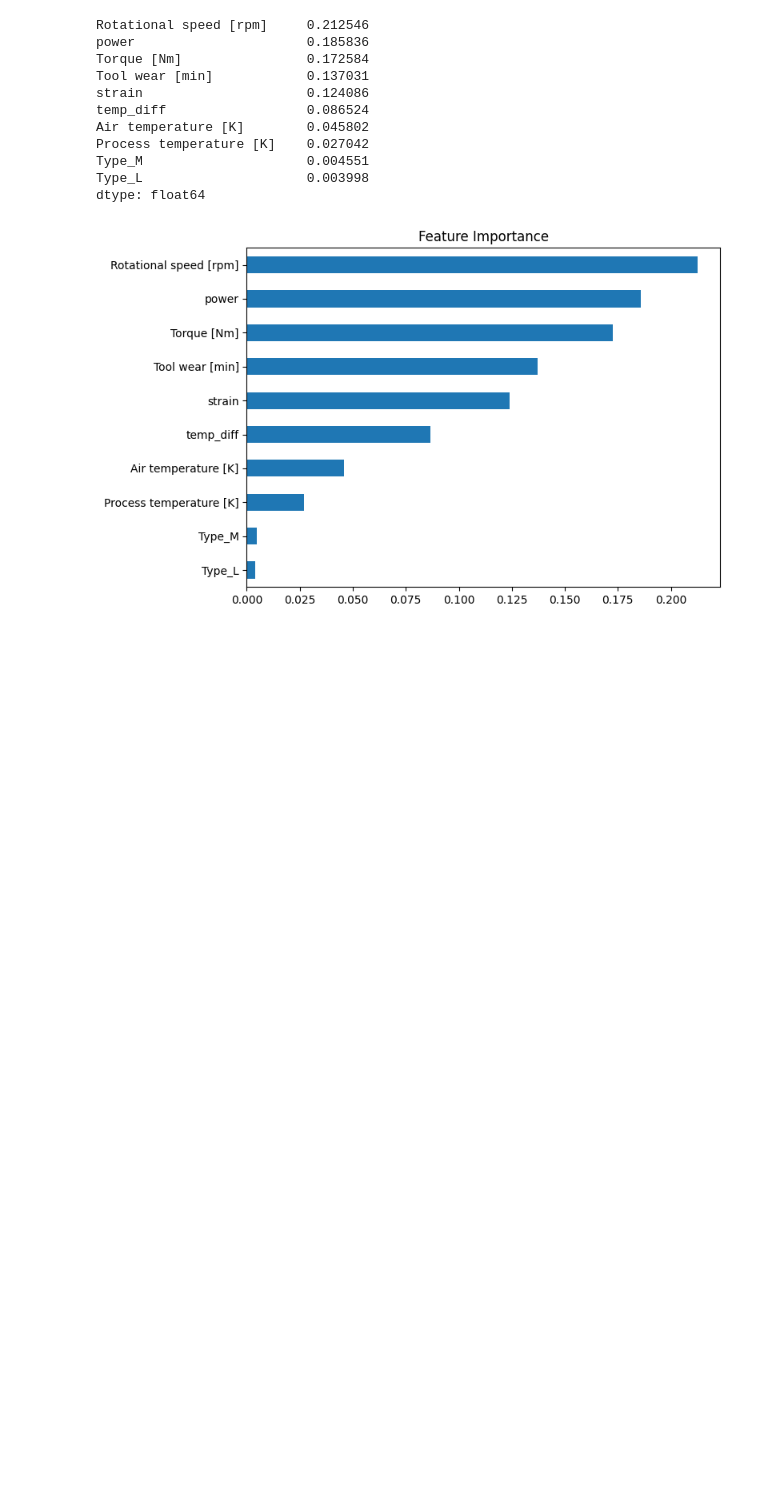
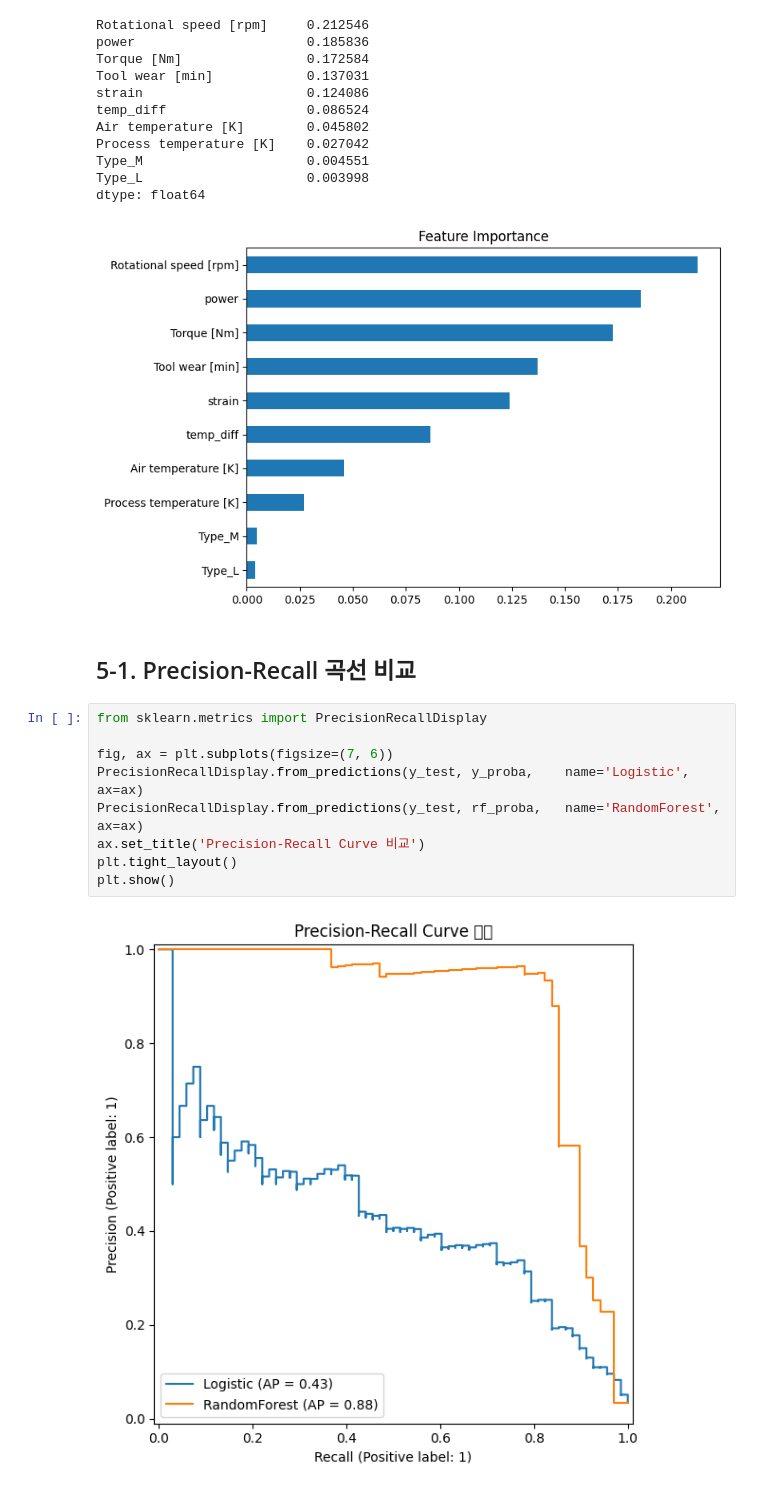
Before and after one commit to namelesspark/posco-pdm-academy, a Jupyter notebook: Sandbox/machine_learning.ipynb, the cells around one changed output. Cells and saved outputs as stored; diff of their text form; blank space fills up the shorter version.

```diff
--- a/Sandbox/machine_learning.ipynb
+++ b/Sandbox/machine_learning.ipynb
@@ -312,3 +312,16 @@ Type_M                     0.004551
 Type_L                     0.003998
 dtype: float64
 [figure]
+# %% [markdown]
+## 5-1. Precision-Recall 곡선 비교
+# %%
+from sklearn.metrics import PrecisionRecallDisplay
+
+fig, ax = plt.subplots(figsize=(7, 6))
+PrecisionRecallDisplay.from_predictions(y_test, y_proba,    name='Logistic',     ax=ax)
+PrecisionRecallDisplay.from_predictions(y_test, rf_proba,   name='RandomForest', ax=ax)
+ax.set_title('Precision-Recall Curve 비교')
+plt.tight_layout()
+plt.show()
+# %% [output]
+[figure, added]
```
